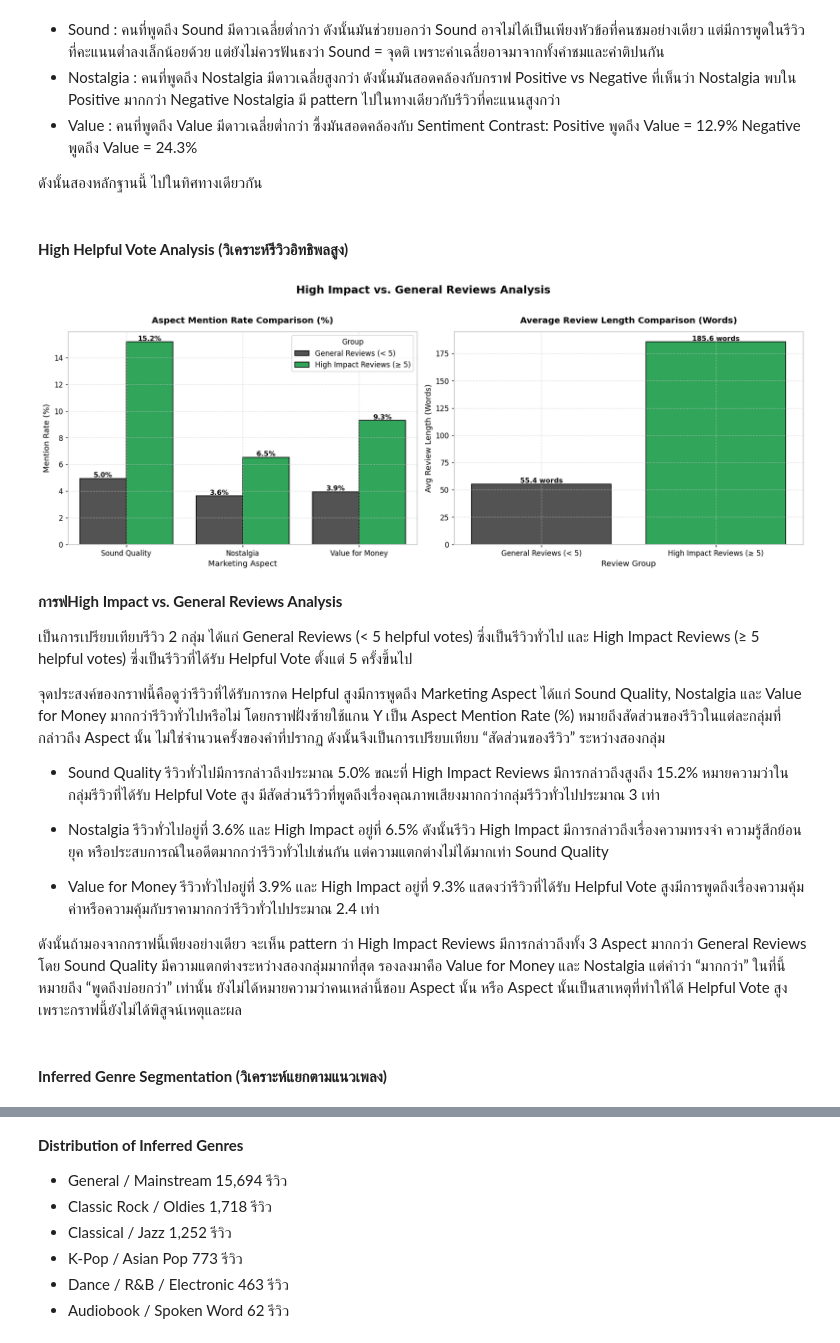
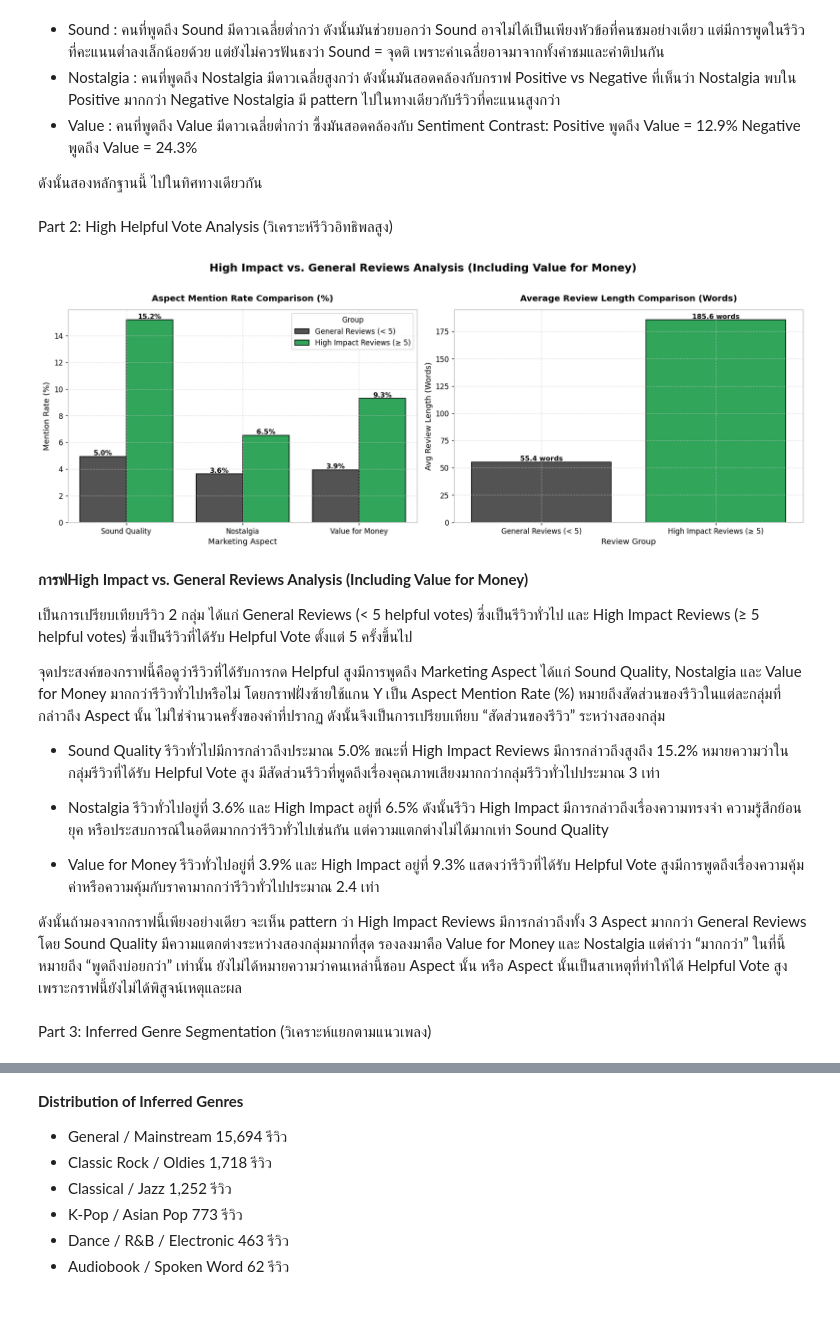
Before and after one commit to audomsak-pypy/Project1-Text_Analytics69, a Jupyter notebook: Project1_Text_Analytics69_Teams.ipynb, the cells around one changed output, grey strips where cells are left out. Drawn from its saved outputs; the diff is of its cells as text; code cells hidden in the pictures; blank space fills up the shorter version.

```diff
--- a/Project1_Text_Analytics69_Teams.ipynb
+++ b/Project1_Text_Analytics69_Teams.ipynb
@@ -1177,7 +1331,7 @@ Negative พูดถึง Value = 24.3%
 
 ดังนั้นสองหลักฐานนี้ ไปในทิศทางเดียวกัน
 # %% [markdown]
-#### **High Helpful Vote Analysis (วิเคราะห์รีวิวอิทธิพลสูง)**
+Part 2: High Helpful Vote Analysis (วิเคราะห์รีวิวอิทธิพลสูง)
 # %%
 import matplotlib.pyplot as plt
 import numpy as np
@@ -1316,37 +1470,37 @@ for p in ax2.patches:
     ax2.annotate(
         f'{h:.1f} words',
         (p.get_x() + p.get_width() / 2.0, h),
         ha='center',
         va='bottom',
         color=TEXT_COLOR,
         fontweight='bold',
         fontsize=9.5,
     )
 
 ax2.set_title(
     'Average Review Length Comparison (Words)',
     fontsize=12,
     color=TEXT_COLOR,
     fontweight='bold',
     pad=12,
 )
 ax2.set_xlabel('Review Group', fontsize=11, color=TEXT_COLOR)
 ax2.set_ylabel('Avg Review Length (Words)', fontsize=11, color=TEXT_COLOR)
 ax2.grid(True)
 
 fig.suptitle(
-    'High Impact vs. General Reviews Analysis',
+    'High Impact vs. General Reviews Analysis (Including Value for Money)',
     fontsize=15,
     fontweight='bold',
     color=TEXT_COLOR,
     y=1.02,
 )
 plt.tight_layout()
 plt.show()
 # %% [output]
-[figure, old version]
+[figure, new version]
 # %% [markdown]
-**การฟHigh Impact vs. General Reviews Analysis**
+**การฟHigh Impact vs. General Reviews Analysis (Including Value for Money)**
 
 เป็นการเปรียบเทียบรีวิว 2 กลุ่ม ได้แก่ General Reviews (< 5 helpful votes) ซึ่งเป็นรีวิวทั่วไป และ High Impact Reviews (≥ 5 helpful votes) ซึ่งเป็นรีวิวที่ได้รับ Helpful Vote ตั้งแต่ 5 ครั้งขึ้นไป
 
@@ -1362,7 +1516,7 @@ plt.show()
 
 ดังนั้นถ้ามองจากกราฟนี้เพียงอย่างเดียว จะเห็น pattern ว่า High Impact Reviews มีการกล่าวถึงทั้ง 3 Aspect มากกว่า General Reviews โดย Sound Quality มีความแตกต่างระหว่างสองกลุ่มมากที่สุด รองลงมาคือ Value for Money และ Nostalgia แต่คำว่า “มากกว่า” ในที่นี้หมายถึง “พูดถึงบ่อยกว่า” เท่านั้น ยังไม่ได้หมายความว่าคนเหล่านี้ชอบ Aspect นั้น หรือ Aspect นั้นเป็นสาเหตุที่ทำให้ได้ Helpful Vote สูง เพราะกราฟนี้ยังไม่ได้พิสูจน์เหตุและผล
 # %% [markdown]
-#### **Inferred Genre Segmentation (วิเคราะห์แยกตามแนวเพลง)**
+Part 3: Inferred Genre Segmentation (วิเคราะห์แยกตามแนวเพลง)
 # %%
 import ast
 import re
```
Also changed, not shown: parts of 55 cells of this notebook.
